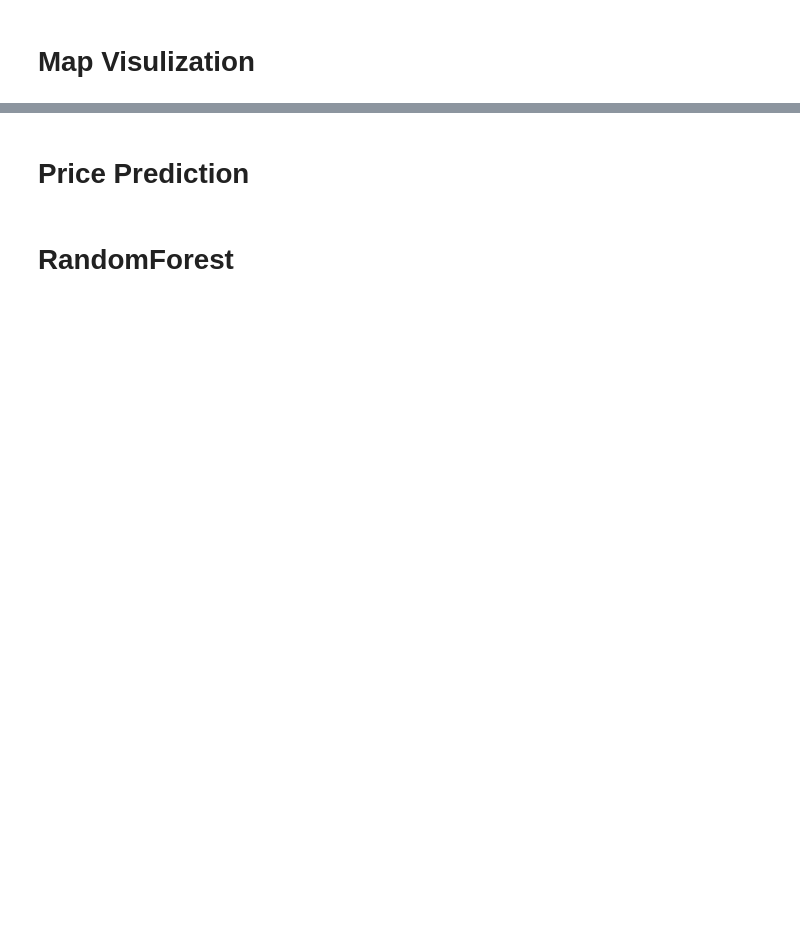
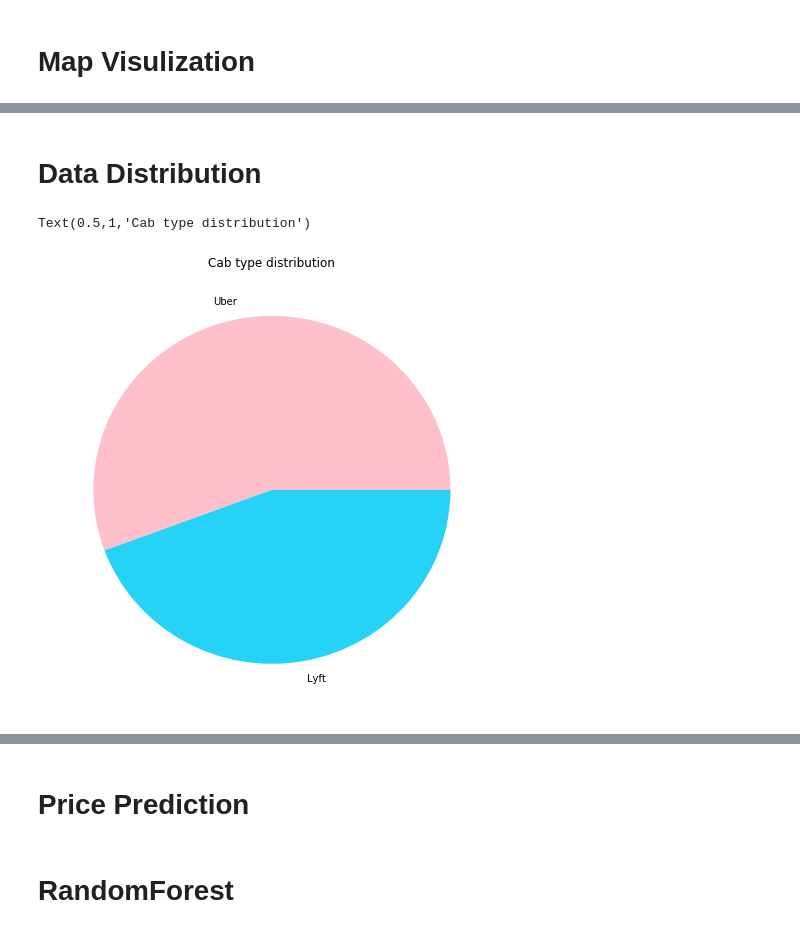
Before and after one commit to jacinda96/ECE-143-Project-Group-13, a Jupyter notebook: Uber.ipynb, the cells around one changed output, grey strips where cells are left out. Saved outputs shown, nothing was run; the diff lists cells and outputs as text; code cells hidden in the pictures; blank space fills up the shorter version.

```diff
--- a/Uber.ipynb
+++ b/Uber.ipynb
@@ -197,3 +175,17 @@ fig.show()
 # %%
 import psutil
 fig.write_image("./chart/boston_map.png")
+# %% [markdown]
+# Data Distribution
+# %%
+import pylab
+import seaborn as sns
+pylab.rcParams['figure.figsize'] = (8.0, 8.0)
+type_distribution = data_train["cab_type"].value_counts()
+plt.pie(type_distribution,radius=None,labels=["Uber", "Lyft"],colors=["#ffc0cb","#26d3f6"])
+# plt.ylabel('Nums of routes')
+# plt.xlabel("Cab_name")
+plt.title('Cab type distribution')
+# %% [output]
+Text(0.5,1,'Cab type distribution')
+[figure, added]
```
Also changed, not shown: parts of 17 cells of this notebook.
